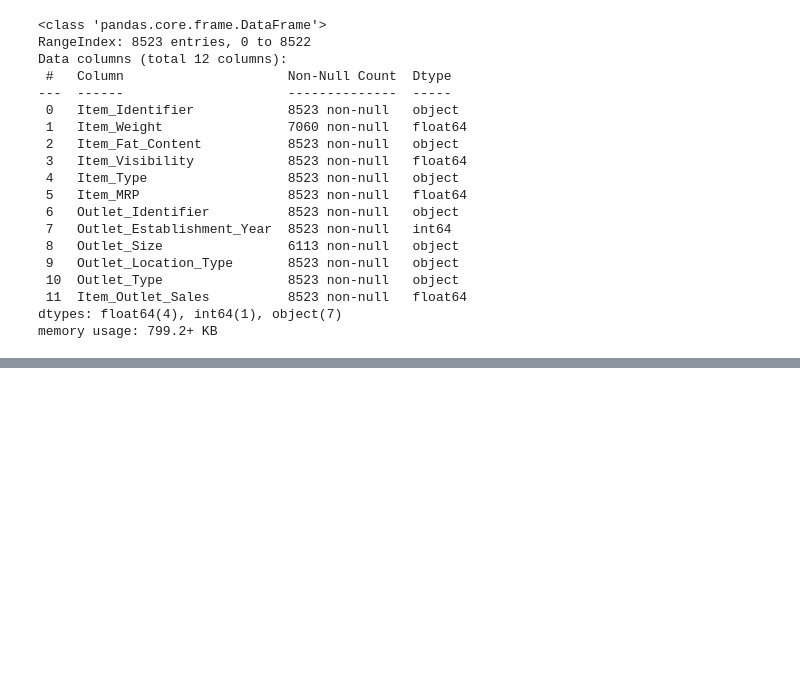
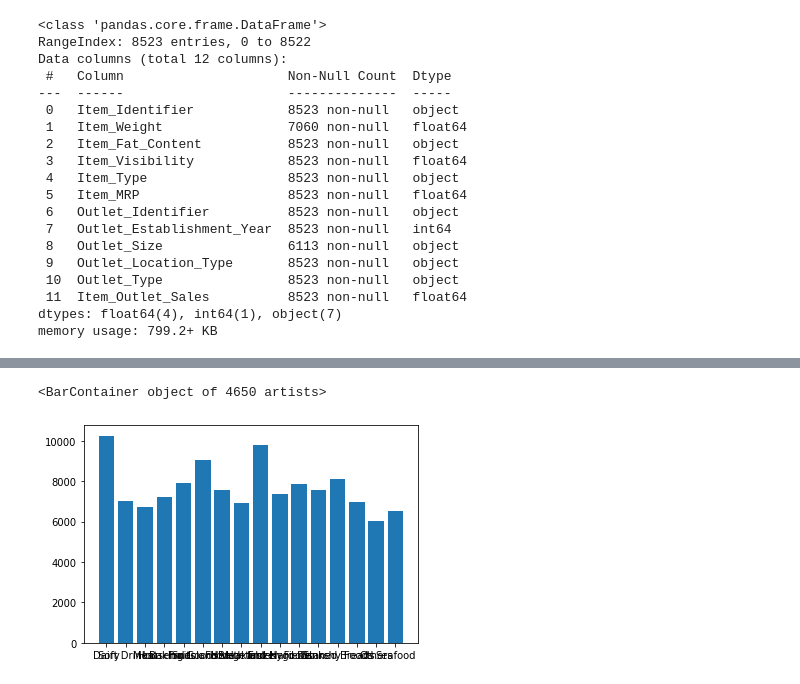
Before and after one commit to cheesecakephobia/food-sales-prediction, a Jupyter notebook: Data_cleaning.ipynb, the cells around one changed output, grey strips where cells are left out. Cells and saved outputs as stored; diff of their text form; code cells hidden in the pictures; blank space fills up the shorter version.

```diff
--- a/Data_cleaning.ipynb
+++ b/Data_cleaning.ipynb
@@ -62,0 +75,5 @@ sales_prediction.sort_values(by=['Item_Outlet_Sales'], ascending=False).tail(1)
+# %%
+plt.bar(type, total_sales)
+# %% [output]
+<BarContainer object of 4650 artists>
+[figure, added]
```
Also changed, not shown: parts of 15 cells of this notebook.
